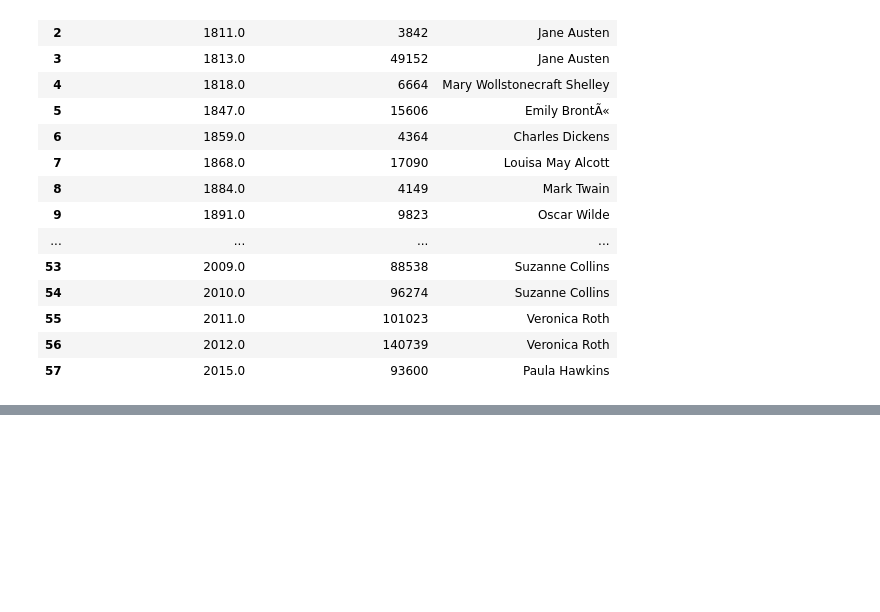
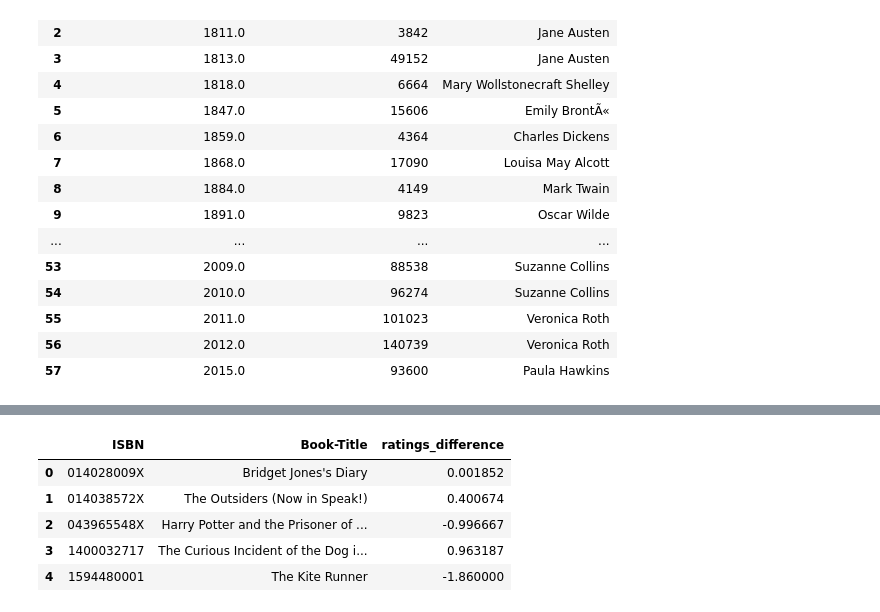
Before and after one commit to corinnastrada/pandas_uni_project, a Jupyter notebook: script_progetto.ipynb, the cells around one changed output, grey strips where cells are left out. Cells and saved outputs as stored; diff of their text form; code cells hidden in the pictures; blank space fills up the shorter version.

```diff
--- a/script_progetto.ipynb
+++ b/script_progetto.ipynb
@@ -421,0 +440,2 @@ goodbooks_exploded.groupby('original_publication_year', as_index=False)[['work_t
+# %%
+intersected_books = pd.merge(avg_rating_of_book, goodbooks, how ='inner', left_on ='ISBN', right_on= 'isbn')
@@ -421,0 +454,13 @@ goodbooks_exploded.groupby('original_publication_year', as_index=False)[['work_t
+# %%
+intersected_books['ratings_difference'] = intersected_books['Book-Rating'] - intersected_books['average_rating']
+# %%
+intersected_books_1 = intersected_books.groupby(['ISBN','Book-Title'], as_index=False).min()
+# %%
+intersected_books_1[['ISBN','Book-Title', 'ratings_difference' ]]
+# %% [output]
+|  | ISBN | Book-Title | ratings_difference |
+| 0 | 014028009X | Bridget Jones's Diary | 0.001852 |
+| 1 | 014038572X | The Outsiders (Now in Speak!) | 0.400674 |
+| 2 | 043965548X | Harry Potter and the Prisoner of ... | -0.996667 |
+| 3 | 1400032717 | The Curious Incident of the Dog i... | 0.963187 |
+| 4 | 1594480001 | The Kite Runner | -1.860000 |
```
Also changed, not shown: parts of 4 cells of this notebook.
